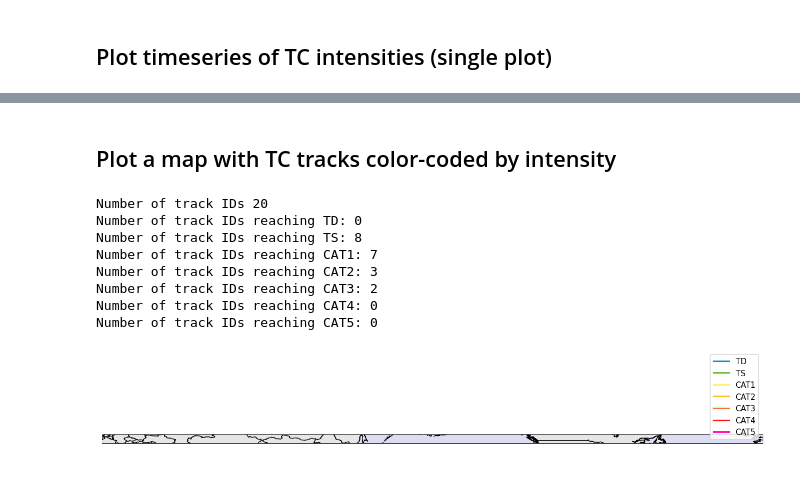
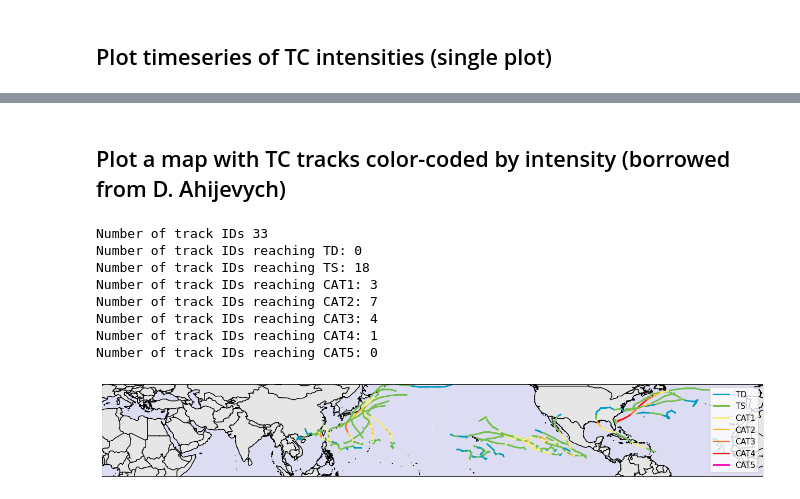
Before and after one commit to falkojudt/MPAS_tempest-extremes, a Jupyter notebook: plot_tempestextremes.ipynb, the cells around one changed output, grey strips where cells are left out. Drawn from its saved outputs; the diff is of its cells as text; code cells hidden in the pictures.

```diff
--- a/plot_tempestextremes.ipynb
+++ b/plot_tempestextremes.ipynb
@@ -47,7 +47,7 @@ plt.rcParams['axes.linewidth']    = 0.5
 #rcParams['xtick.minor.width'] = 2
 plt.rcParams['figure.dpi'] = dpi
 # %%
-experiment = "dyamond_2"
+experiment = "dyamond_1"
 dx = "3.75km"
 
 period = { "dyamond_1" : ('2016-08-01','2016-09-10'),
@@ -171,5 +153,5 @@ Name: datetime, dtype: datetime64[ns]
 # %% [markdown]
-## Plot a map with TC tracks color-coded by intensity
+## Plot a map with TC tracks color-coded by intensity (borrowed from D. Ahijevych)
 # %%
 import numpy as np
 import pandas as pd
@@ -266,38 +248,38 @@ ax.add_feature(cfeature.COASTLINE)
 ax.add_feature(cfeature.BORDERS)
 ax.add_feature(cfeature.LAND, facecolor='0.90')
 ax.add_feature(cfeature.OCEAN, facecolor=np.array([220., 220., 242.]) / 255.)
 
 # Loop over the filtered track IDs and plot each track on the same axis
 for track_id in filtered_track_ids:
     track_data = grouped.get_group(track_id)
     category_values = track_data['wind'].apply(vmax2category)  # Wind categories for the current track
 
     # Plot individual line segments with different colors for each point along the track
     for i in range(len(track_data) - 1):
         lon1, lat1 = track_data.iloc[i]['lon'], track_data.iloc[i]['lat']
         lon2, lat2 = track_data.iloc[i + 1]['lon'], track_data.iloc[i + 1]['lat']
         category = category_values.iloc[i]
         color = categories[category]
         ax.plot([lon1, lon2], [lat1, lat2], color=color, linewidth=2, transform=ccrs.PlateCarree())
 
 # Set the lat and lon axis limits
 ax.set_xlim(-180, 180)
-ax.set_ylim(50, 50)
+ax.set_ylim(0, 50)
 
 # Add a legend
 handles = [plt.Line2D([], [], color=categories[category], linewidth=2) for category in categories]
 labels = list(categories.keys())
 ax.legend(handles, labels, loc='lower right')
 
 # Show the plot
 plt.show()
 # %% [output]
-Number of track IDs 20
+Number of track IDs 33
 Number of track IDs reaching TD: 0
-Number of track IDs reaching TS: 8
-Number of track IDs reaching CAT1: 7
-Number of track IDs reaching CAT2: 3
-Number of track IDs reaching CAT3: 2
-Number of track IDs reaching CAT4: 0
+Number of track IDs reaching TS: 18
+Number of track IDs reaching CAT1: 3
+Number of track IDs reaching CAT2: 7
+Number of track IDs reaching CAT3: 4
+Number of track IDs reaching CAT4: 1
 Number of track IDs reaching CAT5: 0
-[figure, old version]
+[figure, new version]
```
Also changed, not shown: parts of 3 cells of this notebook.
